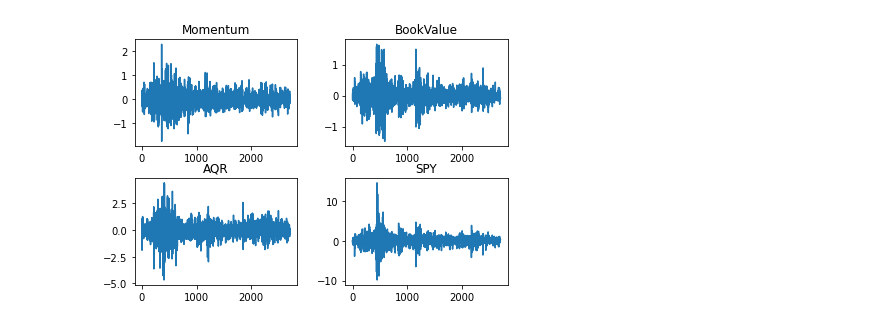
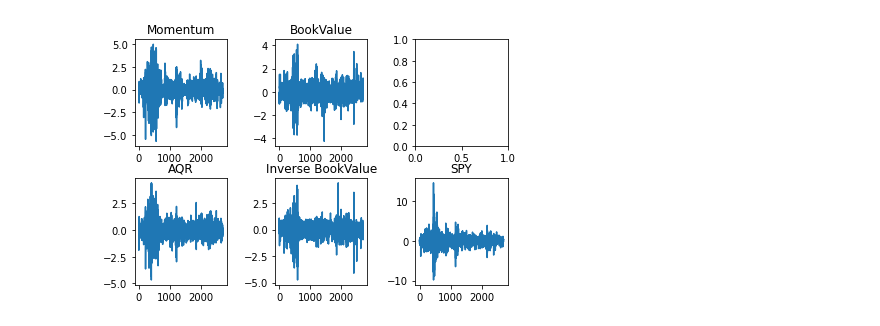
Before and after one commit to Marblez/HMM_Trading, a Jupyter notebook: models.ipynb, the cells around one changed output. Cells and saved outputs as stored; diff of their text form; code cells hidden in the pictures.

```diff
--- a/models.ipynb
+++ b/models.ipynb
@@ -7,7 +7,7 @@ import seaborn as sns
 from hmmlearn import hmm
 # %%
 # (1) All factor models take the top 300 liquid stocks and rank them by the factor
-# (2) Windsorize top top 10 and bottom 10 stocks
+# (2) Windsorize top top 10 and bottom 10 stocks (for singular factor models)
 # (3) Long/Short 50 stocks each
 # Book Value -> Book value per share to identify value stocks as a factor for alpha
 # Momentum -> Use 1 month returns as factor for alpha
@@ -18,10 +18,12 @@ spy = pd.read_csv('data/SPY_ADV.csv').drop("Unnamed: 0", axis=1).drop(range(2706
 bookvalue = pd.read_csv('data/BookValue.csv')
 momentum = pd.read_csv('data/Momentum.csv')
 aqr = pd.read_csv('data/AQR.csv')
+inverse_bookvalue = pd.read_csv('data/Inverse_BookValue.csv')
 # %%
-df = momentum.drop(momentum.columns[[2, 3, 4, 5]], axis=1)
-df = df.rename(columns={'Returns': 'Momentum'})
+df = momentum.drop(momentum.columns[[2, 3, 4]], axis=1)
+df = df.rename(columns={'Return': 'Momentum'})
 df['BookValue'] = bookvalue.iloc[:,1]
+df['InverseBook'] = inverse_bookvalue.iloc[:,2]
 df['AQR'] = aqr.iloc[:,1]
 length = df.shape[0]
 # %%
@@ -36,20 +45,22 @@ df.head()
 # %%
 df.to_csv('data/Factors.csv')
 # %%
-fig, a =  plt.subplots(2,2)
+fig, a =  plt.subplots(2,3)
 x = np.arange(1,5)
 fig.tight_layout()
 a[0][0].plot(range(0,length), df.iloc[:,1])
 a[0][0].set_title('Momentum')
 a[0][1].plot(range(0,length), df.iloc[:,2])
 a[0][1].set_title('BookValue')
-a[1][0].plot(range(0,length), df.iloc[:,3])
+a[1][0].plot(range(0,length), df.iloc[:,4])
 a[1][0].set_title('AQR')
-a[1][1].plot(range(0,length), spy.iloc[:,9])
-a[1][1].set_title('SPY')
+a[1][1].plot(range(0,length), df.iloc[:,3])
+a[1][1].set_title('Inverse BookValue')
+a[1][2].plot(range(0,length), spy.iloc[:,9])
+a[1][2].set_title('SPY')
 plt.show()
 # %% [output]
-[figure, old version]
+[figure, new version]
 # %%
 returns = df.copy()
 returns['SPY'] = spy.iloc[:,9]
```
Also changed, not shown: parts of 4 cells of this notebook, 19 other files.
